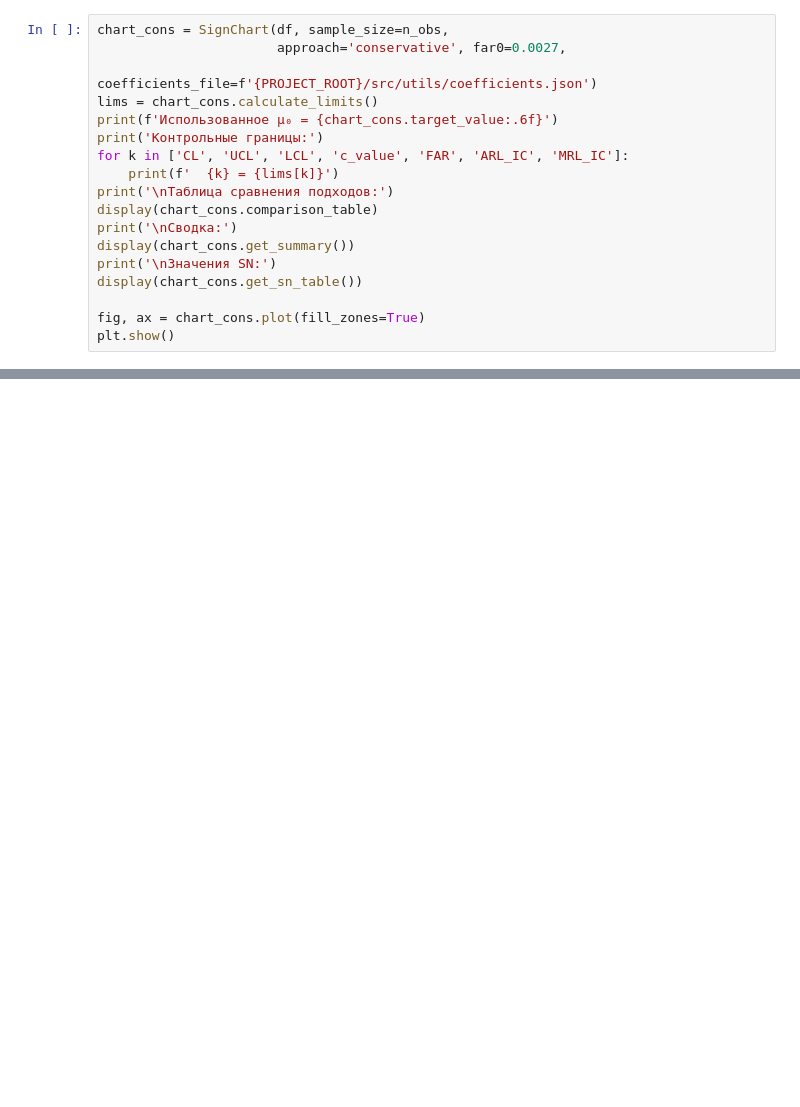
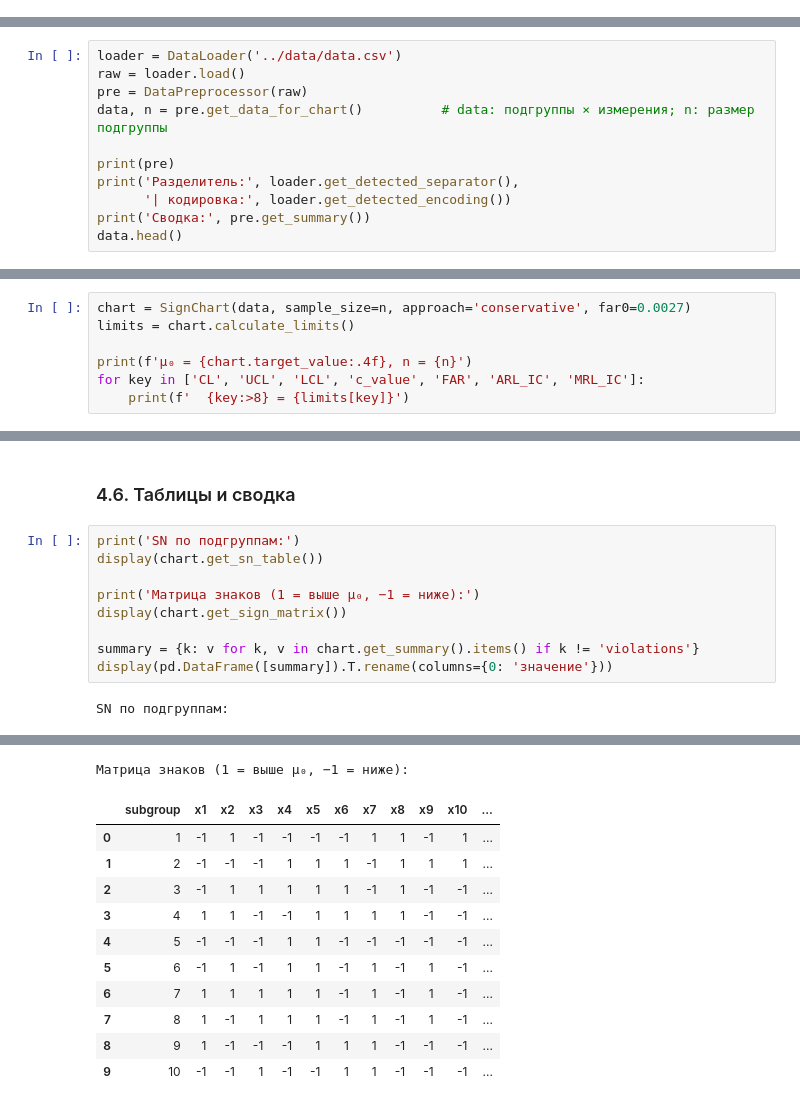
Before and after one commit to nebolsinvasili/nonparametric-charts, a Jupyter notebook: notebooks/sign_chart_analysis.ipynb, the cells around one changed output, grey strips where cells are left out. Cells and saved outputs as stored; diff of their text form; blank space fills up the shorter version.

```diff
--- a/notebooks/sign_chart_analysis.ipynb
+++ b/notebooks/sign_chart_analysis.ipynb
@@ -641,18 +0,0 @@ display(df_n_cmp)
-# %%
-chart_cons = SignChart(df, sample_size=n_obs,
-                       approach='conservative', far0=0.0027,
-                       coefficients_file=f'{PROJECT_ROOT}/src/utils/coefficients.json')
-lims = chart_cons.calculate_limits()
-print(f'Использованное μ₀ = {chart_cons.target_value:.6f}')
-print('Контрольные границы:')
-for k in ['CL', 'UCL', 'LCL', 'c_value', 'FAR', 'ARL_IC', 'MRL_IC']:
-    print(f'  {k} = {lims[k]}')
-print('\nТаблица сравнения подходов:')
-display(chart_cons.comparison_table)
-print('\nСводка:')
-display(chart_cons.get_summary())
-print('\nЗначения SN:')
-display(chart_cons.get_sn_table())
-
-fig, ax = chart_cons.plot(fill_zones=True)
-plt.show()
@@ -751,0 +206,11 @@ for name, ch in [('медиана', chart_median), ('среднее', chart_mean
+# %%
+loader = DataLoader('../data/data.csv')
+raw = loader.load()
+pre = DataPreprocessor(raw)
+data, n = pre.get_data_for_chart()          # data: подгруппы × измерения; n: размер подгруппы
+
+print(pre)
+print('Разделитель:', loader.get_detected_separator(),
+      '| кодировка:', loader.get_detected_encoding())
+print('Сводка:', pre.get_summary())
+data.head()
@@ -751,0 +229,7 @@ for name, ch in [('медиана', chart_median), ('среднее', chart_mean
+# %%
+chart = SignChart(data, sample_size=n, approach='conservative', far0=0.0027)
+limits = chart.calculate_limits()
+
+print(f'μ₀ = {chart.target_value:.4f}, n = {n}')
+for key in ['CL', 'UCL', 'LCL', 'c_value', 'FAR', 'ARL_IC', 'MRL_IC']:
+    print(f'  {key:>8} = {limits[key]}')
@@ -751,0 +287,13 @@ for name, ch in [('медиана', chart_median), ('среднее', chart_mean
+# %% [markdown]
+### 4.6. Таблицы и сводка
+# %%
+print('SN по подгруппам:')
+display(chart.get_sn_table())
+
+print('Матрица знаков (1 = выше μ₀, −1 = ниже):')
+display(chart.get_sign_matrix())
+
+summary = {k: v for k, v in chart.get_summary().items() if k != 'violations'}
+display(pd.DataFrame([summary]).T.rename(columns={0: 'значение'}))
+# %% [output]
+SN по подгруппам:
@@ -751,0 +311,12 @@ for name, ch in [('медиана', chart_median), ('среднее', chart_mean
+Матрица знаков (1 = выше μ₀, −1 = ниже):
+|  | subgroup | x1 | x2 | x3 | x4 | x5 | x6 | x7 | x8 | x9 | x10 | ... |
+| 0 | 1 | -1 | 1 | -1 | -1 | -1 | -1 | 1 | 1 | -1 | 1 | ... |
+| 1 | 2 | -1 | -1 | -1 | 1 | 1 | 1 | -1 | 1 | 1 | 1 | ... |
+| 2 | 3 | -1 | 1 | 1 | 1 | 1 | 1 | -1 | 1 | -1 | -1 | ... |
+| 3 | 4 | 1 | 1 | -1 | -1 | 1 | 1 | 1 | 1 | -1 | -1 | ... |
+| 4 | 5 | -1 | -1 | -1 | 1 | 1 | -1 | -1 | -1 | -1 | -1 | ... |
+| 5 | 6 | -1 | 1 | -1 | 1 | 1 | -1 | 1 | -1 | 1 | -1 | ... |
+| 6 | 7 | 1 | 1 | 1 | 1 | 1 | -1 | 1 | -1 | 1 | -1 | ... |
+| 7 | 8 | 1 | -1 | 1 | 1 | 1 | -1 | 1 | -1 | 1 | -1 | ... |
+| 8 | 9 | 1 | -1 | -1 | -1 | 1 | 1 | 1 | -1 | -1 | -1 | ... |
+| 9 | 10 | -1 | -1 | 1 | -1 | -1 | 1 | 1 | -1 | -1 | -1 | ... |
```
Also changed, not shown: parts of 62 cells of this notebook, 47 other files.
